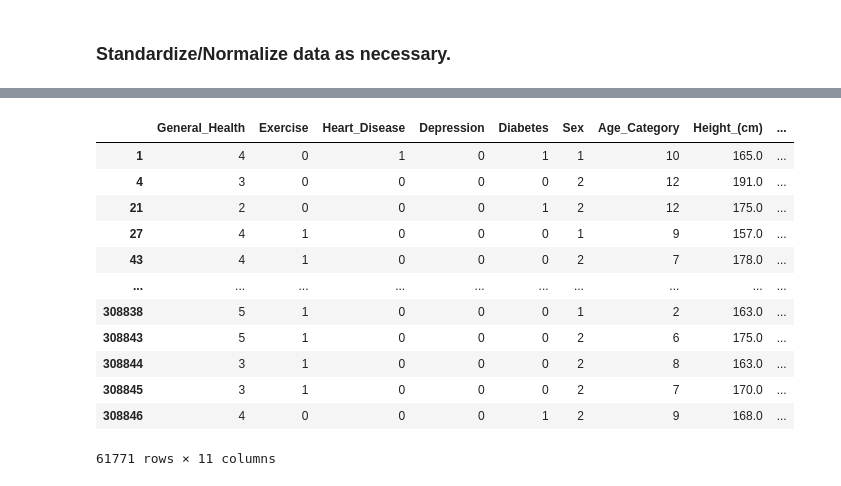
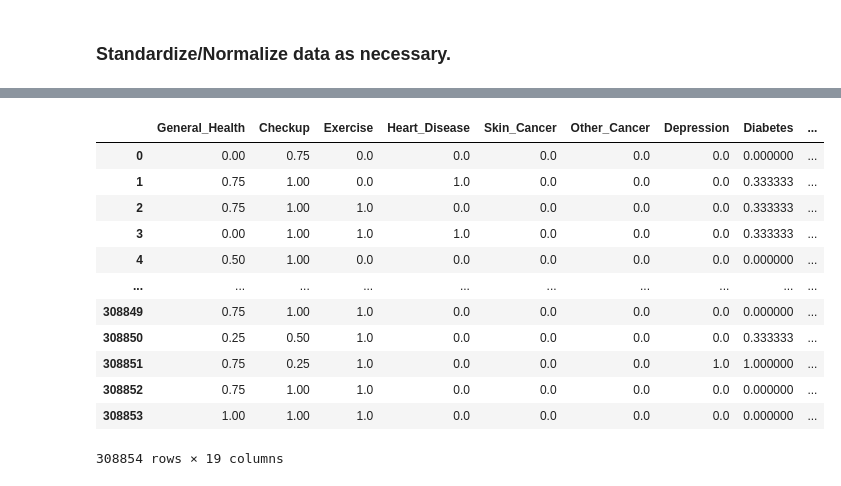
Before and after one commit to razodan/Cardiovascular_Analysis, a Jupyter notebook: cardio analysis.ipynb, the cells around one changed output, grey strips where cells are left out. Saved outputs shown, nothing was run; the diff lists cells and outputs as text; code cells hidden in the pictures.

```diff
--- a/cardio analysis.ipynb
+++ b/cardio analysis.ipynb
@@ -200,16 +166,38 @@ train_set
-# %%
-test_set
-# %% [output]
-|  | General_Health | Exercise | Heart_Disease | Depression | Diabetes | Sex | Age_Category | Height_(cm) | ... |
-| 1 | 4 | 0 | 1 | 0 | 1 | 1 | 10 | 165.0 | ... |
-| 4 | 3 | 0 | 0 | 0 | 0 | 2 | 12 | 191.0 | ... |
-| 21 | 2 | 0 | 0 | 0 | 1 | 2 | 12 | 175.0 | ... |
-| 27 | 4 | 1 | 0 | 0 | 0 | 1 | 9 | 157.0 | ... |
-| 43 | 4 | 1 | 0 | 0 | 0 | 2 | 7 | 178.0 | ... |
-| ... | ... | ... | ... | ... | ... | ... | ... | ... | ... |
-| 308838 | 5 | 1 | 0 | 0 | 0 | 1 | 2 | 163.0 | ... |
-| 308843 | 5 | 1 | 0 | 0 | 0 | 2 | 6 | 175.0 | ... |
-| 308844 | 3 | 1 | 0 | 0 | 0 | 2 | 8 | 163.0 | ... |
-| 308845 | 3 | 1 | 0 | 0 | 0 | 2 | 7 | 170.0 | ... |
-| 308846 | 4 | 0 | 0 | 0 | 1 | 2 | 9 | 168.0 | ... |
-61771 rows × 11 columns
+# %%
+# GH = df['General_Health']
+# minim = min(GH)
+# maxim = max(GH)
+# GH_normal = [(value - minim) / (maxim - minim) for value in GH]
+# print(len(GH_normal))
+
+def normalize_col(data_col):
+    maxim = max(data_col)
+    minim = min(data_col)
+    return [(value-minim)/(maxim-minim) for value in data_col]
+
+dfc = df.copy()
+for col in df.columns:
+    if col not in ['Height_(cm)','Weight_(kg)','BMI']:
+        array = normalize_col(df[col])
+        dfc[col] = array
+    else:
+        dfc[col] = df[col]
+
+dfc
+
+# Maybe don't normalize continuous labels like height, weight, and bmi
+# Many of these are
+# %% [output]
+|  | General_Health | Checkup | Exercise | Heart_Disease | Skin_Cancer | Other_Cancer | Depression | Diabetes | ... |
+| 0 | 0.00 | 0.75 | 0.0 | 0.0 | 0.0 | 0.0 | 0.0 | 0.000000 | ... |
+| 1 | 0.75 | 1.00 | 0.0 | 1.0 | 0.0 | 0.0 | 0.0 | 0.333333 | ... |
+| 2 | 0.75 | 1.00 | 1.0 | 0.0 | 0.0 | 0.0 | 0.0 | 0.333333 | ... |
+| 3 | 0.00 | 1.00 | 1.0 | 1.0 | 0.0 | 0.0 | 0.0 | 0.333333 | ... |
+| 4 | 0.50 | 1.00 | 0.0 | 0.0 | 0.0 | 0.0 | 0.0 | 0.000000 | ... |
+| ... | ... | ... | ... | ... | ... | ... | ... | ... | ... |
+| 308849 | 0.75 | 1.00 | 1.0 | 0.0 | 0.0 | 0.0 | 0.0 | 0.000000 | ... |
+| 308850 | 0.25 | 0.50 | 1.0 | 0.0 | 0.0 | 0.0 | 0.0 | 0.333333 | ... |
+| 308851 | 0.75 | 0.25 | 1.0 | 0.0 | 0.0 | 0.0 | 1.0 | 1.000000 | ... |
+| 308852 | 0.75 | 1.00 | 1.0 | 0.0 | 0.0 | 0.0 | 0.0 | 0.000000 | ... |
+| 308853 | 1.00 | 1.00 | 1.0 | 0.0 | 0.0 | 0.0 | 0.0 | 0.000000 | ... |
+308854 rows × 19 columns
```
Also changed, not shown: parts of 9 cells of this notebook.
